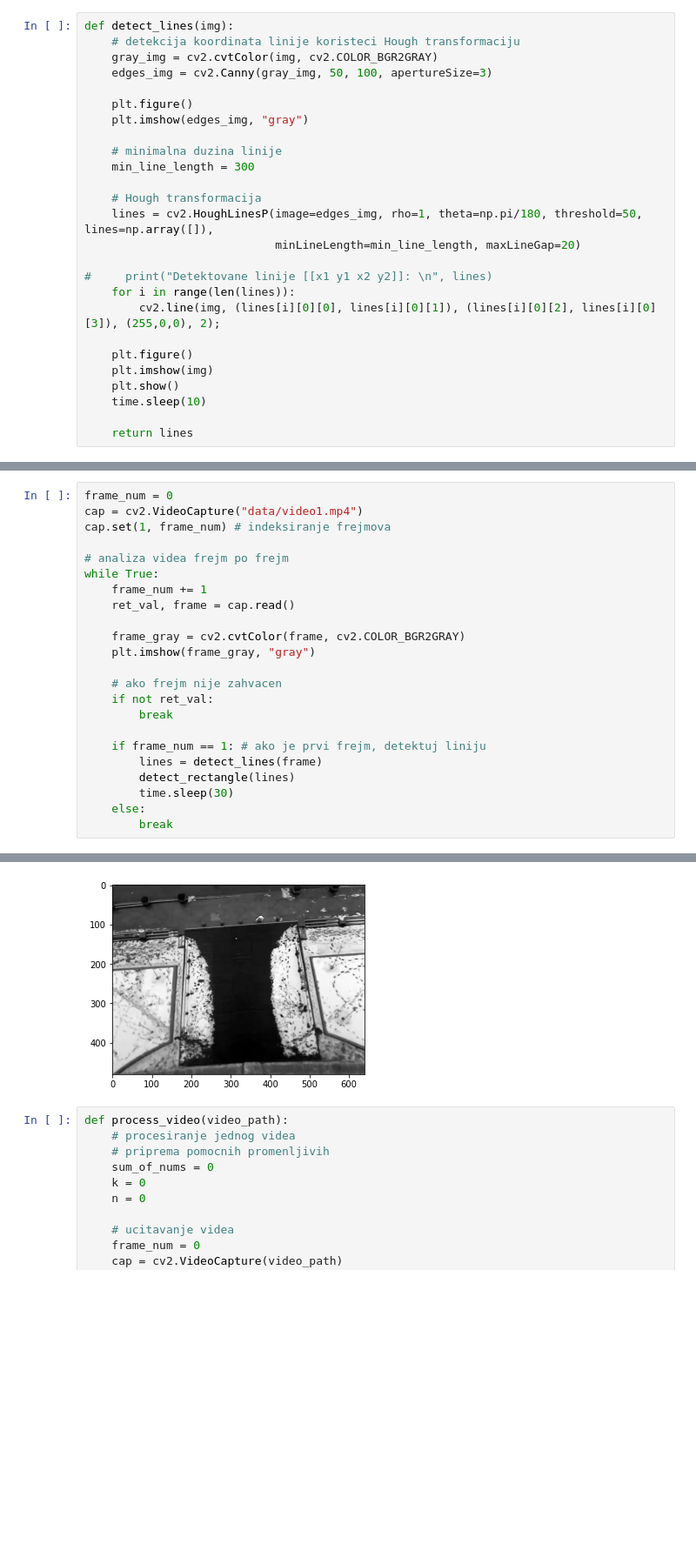
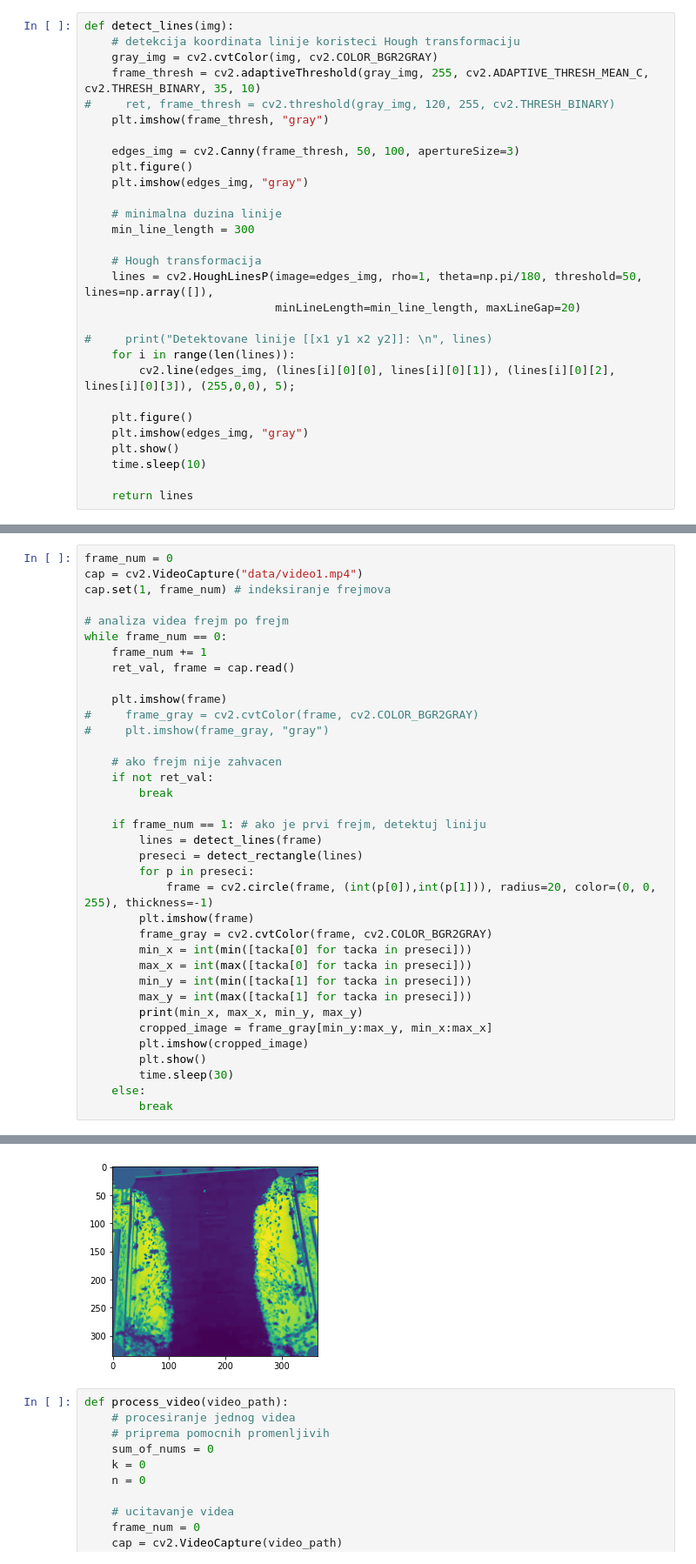
Before and after one commit to ele7ija/people-counter, a Jupyter notebook: people-counter.ipynb, the cells around one changed output, grey strips where cells are left out. Shown at 87% size. Cells and saved outputs as stored; diff of their text form; blank space fills up the shorter version.

```diff
--- a/people-counter.ipynb
+++ b/people-counter.ipynb
@@ -9,8 +10,11 @@ import time
 def detect_lines(img):
     # detekcija koordinata linije koristeci Hough transformaciju
     gray_img = cv2.cvtColor(img, cv2.COLOR_BGR2GRAY)
-    edges_img = cv2.Canny(gray_img, 50, 100, apertureSize=3)
+    frame_thresh = cv2.adaptiveThreshold(gray_img, 255, cv2.ADAPTIVE_THRESH_MEAN_C, cv2.THRESH_BINARY, 35, 10)
+#     ret, frame_thresh = cv2.threshold(gray_img, 120, 255, cv2.THRESH_BINARY)
+    plt.imshow(frame_thresh, "gray")
 
+    edges_img = cv2.Canny(frame_thresh, 50, 100, apertureSize=3)
     plt.figure()
     plt.imshow(edges_img, "gray")
 
@@ -23,10 +27,10 @@ def detect_lines(img):
 
 #     print("Detektovane linije [[x1 y1 x2 y2]]: \n", lines)
     for i in range(len(lines)):
-        cv2.line(img, (lines[i][0][0], lines[i][0][1]), (lines[i][0][2], lines[i][0][3]), (255,0,0), 2);
+        cv2.line(edges_img, (lines[i][0][0], lines[i][0][1]), (lines[i][0][2], lines[i][0][3]), (255,0,0), 5);
 
     plt.figure()
-    plt.imshow(img)
+    plt.imshow(edges_img, "gray")
     plt.show()
     time.sleep(10)
 
@@ -112,12 +164,13 @@ cap = cv2.VideoCapture("data/video1.mp4")
 cap.set(1, frame_num) # indeksiranje frejmova
 
 # analiza videa frejm po frejm
-while True:
+while frame_num == 0:
     frame_num += 1
     ret_val, frame = cap.read()
 
-    frame_gray = cv2.cvtColor(frame, cv2.COLOR_BGR2GRAY)
-    plt.imshow(frame_gray, "gray")
+    plt.imshow(frame)
+#     frame_gray = cv2.cvtColor(frame, cv2.COLOR_BGR2GRAY)
+#     plt.imshow(frame_gray, "gray")
 
     # ako frejm nije zahvacen
     if not ret_val:
@@ -125,7 +178,19 @@ while True:
 
     if frame_num == 1: # ako je prvi frejm, detektuj liniju
         lines = detect_lines(frame)
-        detect_rectangle(lines)
+        preseci = detect_rectangle(lines)
+        for p in preseci:
+            frame = cv2.circle(frame, (int(p[0]),int(p[1])), radius=20, color=(0, 0, 255), thickness=-1)
+        plt.imshow(frame)
+        frame_gray = cv2.cvtColor(frame, cv2.COLOR_BGR2GRAY)
+        min_x = int(min([tacka[0] for tacka in preseci]))
+        max_x = int(max([tacka[0] for tacka in preseci]))
+        min_y = int(min([tacka[1] for tacka in preseci]))
+        max_y = int(max([tacka[1] for tacka in preseci]))
+        print(min_x, max_x, min_y, max_y)
+        cropped_image = frame_gray[min_y:max_y, min_x:max_x]
+        plt.imshow(cropped_image)
+        plt.show()
         time.sleep(30)
     else:
         break
@@ -153,4 +205,4 @@ None
-[figure, old version]
+[figure, new version]
 # %%
 def process_video(video_path):
     # procesiranje jednog videa
```
Also changed, not shown: parts of 3 cells of this notebook.
